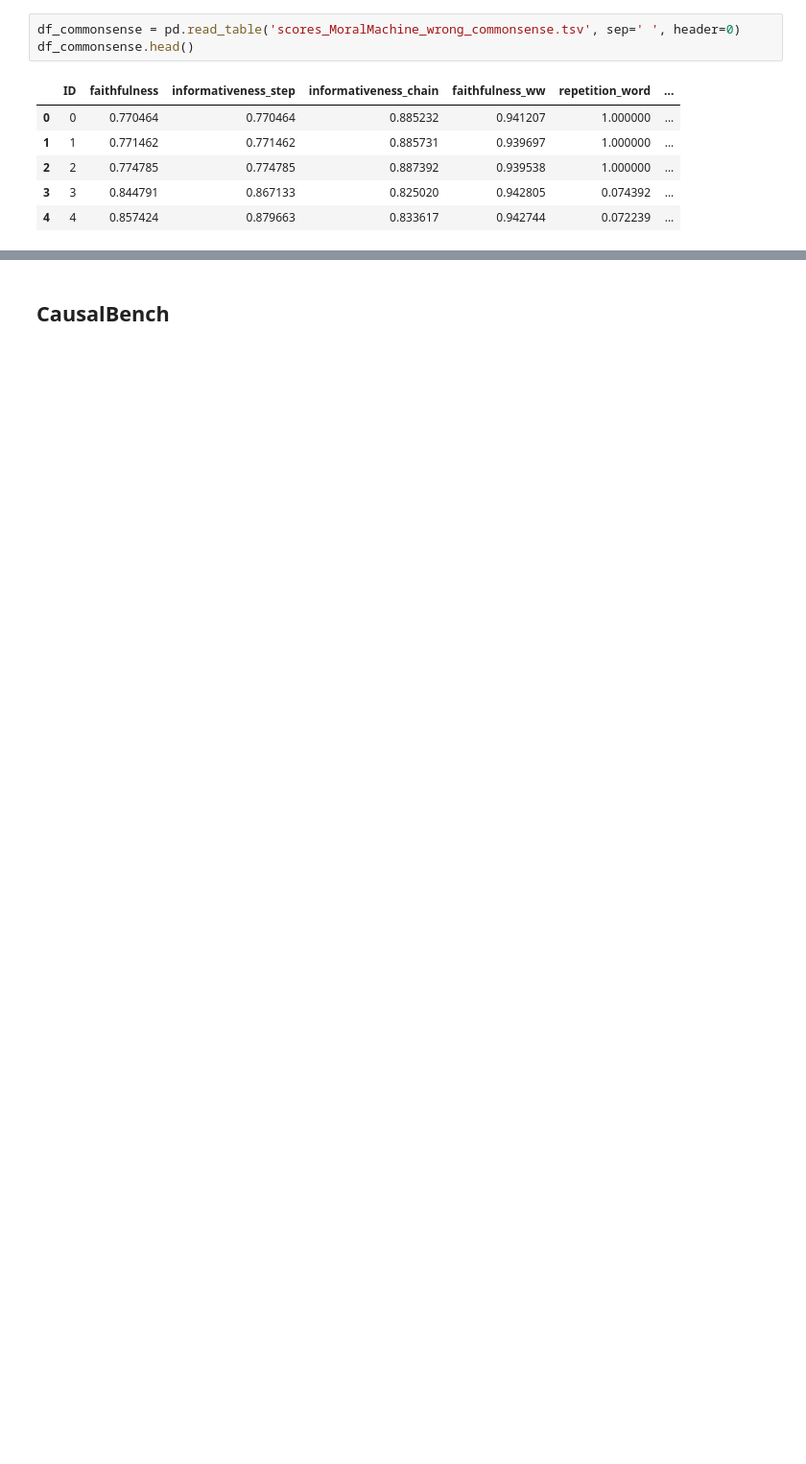
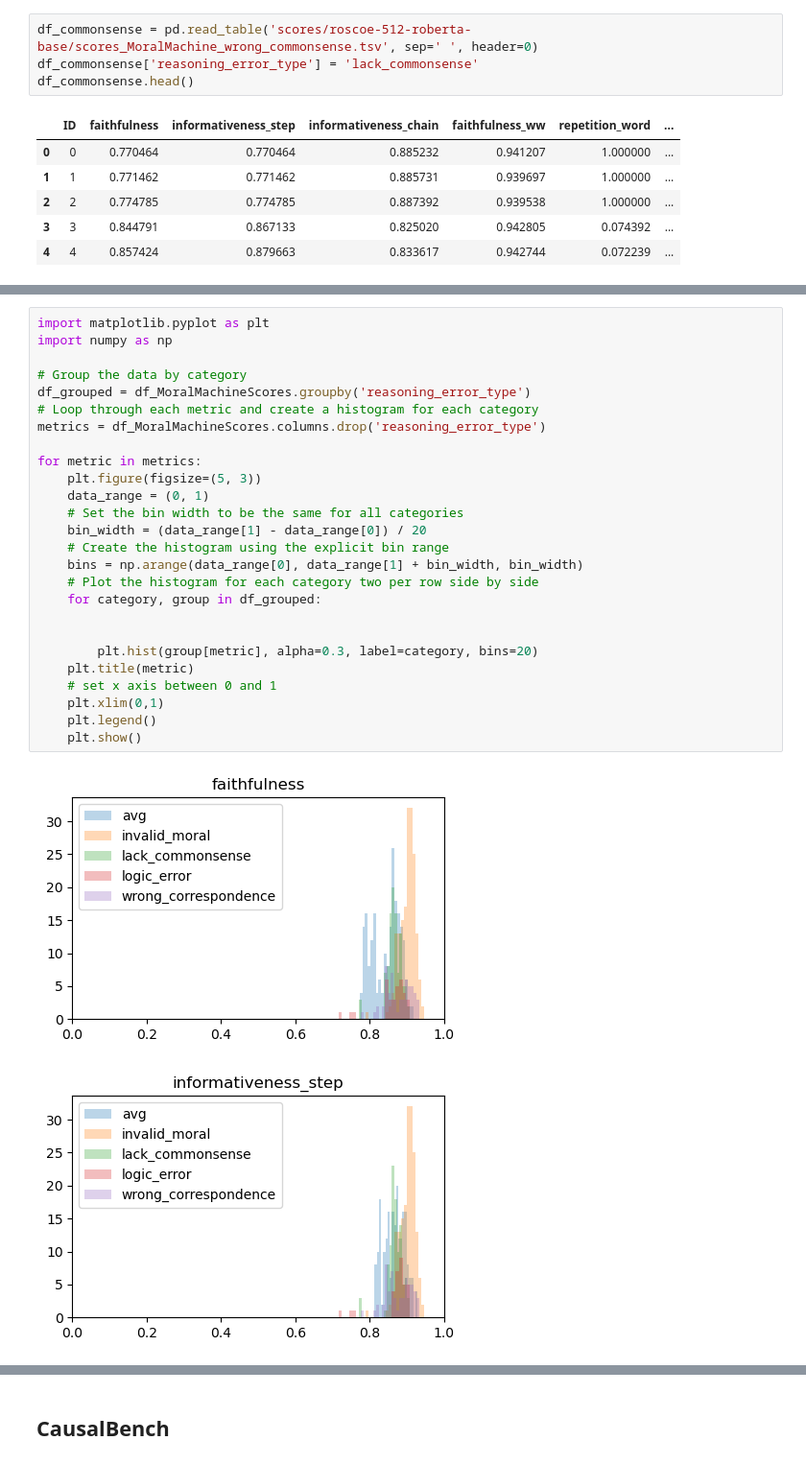
Before and after one commit to TheBlueHawk/CausalLLMs, a Jupyter notebook: roscoe_exp/roscoe_experiment.ipynb, the cells around one changed output, grey strips where cells are left out. Shown at 96% size. Cells and saved outputs as stored; diff of their text form; blank space fills up the shorter version.

```diff
--- a/roscoe_exp/roscoe_experiment.ipynb
+++ b/roscoe_exp/roscoe_experiment.ipynb
@@ -425,5 +336,6 @@ plt.show()
 # %%
-df_commonsense = pd.read_table('scores_MoralMachine_wrong_commonsense.tsv', sep=' ', header=0)
+df_commonsense = pd.read_table('scores/roscoe-512-roberta-base/scores_MoralMachine_wrong_commonsense.tsv', sep=' ', header=0)
+df_commonsense['reasoning_error_type'] = 'lack_commonsense'
 df_commonsense.head()
 # %% [output]
 |  | ID | faithfulness | informativeness_step | informativeness_chain | faithfulness_ww | repetition_word | ... |
@@ -462,0 +383,29 @@ df_moral.head()
+# %%
+import matplotlib.pyplot as plt
+import numpy as np
+
+# Group the data by category
+df_grouped = df_MoralMachineScores.groupby('reasoning_error_type')
+# Loop through each metric and create a histogram for each category
+metrics = df_MoralMachineScores.columns.drop('reasoning_error_type')
+
+for metric in metrics:
+    plt.figure(figsize=(5, 3))
+    data_range = (0, 1)
+    # Set the bin width to be the same for all categories
+    bin_width = (data_range[1] - data_range[0]) / 20
+    # Create the histogram using the explicit bin range
+    bins = np.arange(data_range[0], data_range[1] + bin_width, bin_width)
+    # Plot the histogram for each category two per row side by side
+    for category, group in df_grouped:
+
+
+        plt.hist(group[metric], alpha=0.3, label=category, bins=20)
+    plt.title(metric)
+    # set x axis between 0 and 1
+    plt.xlim(0,1)
+    plt.legend()
+    plt.show()
+# %% [output]
+[figure, added]
+[figure, added]
```
Also changed, not shown: parts of 24 cells of this notebook.
